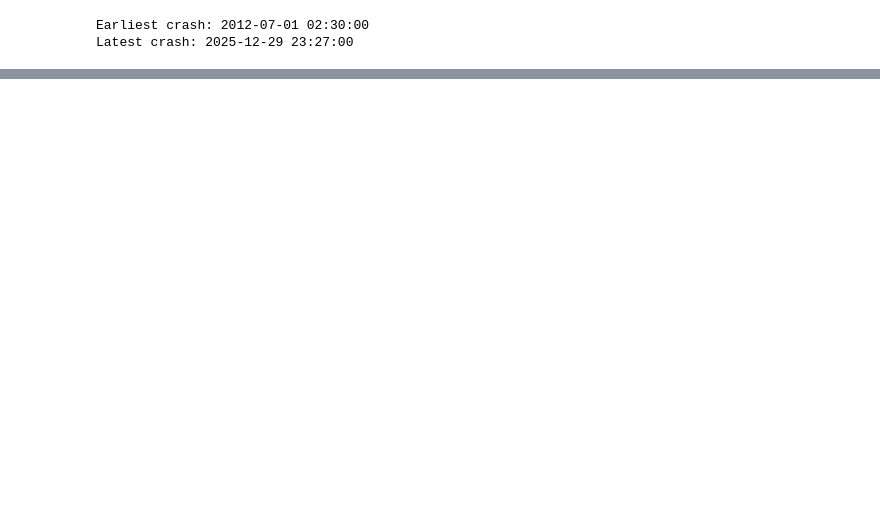
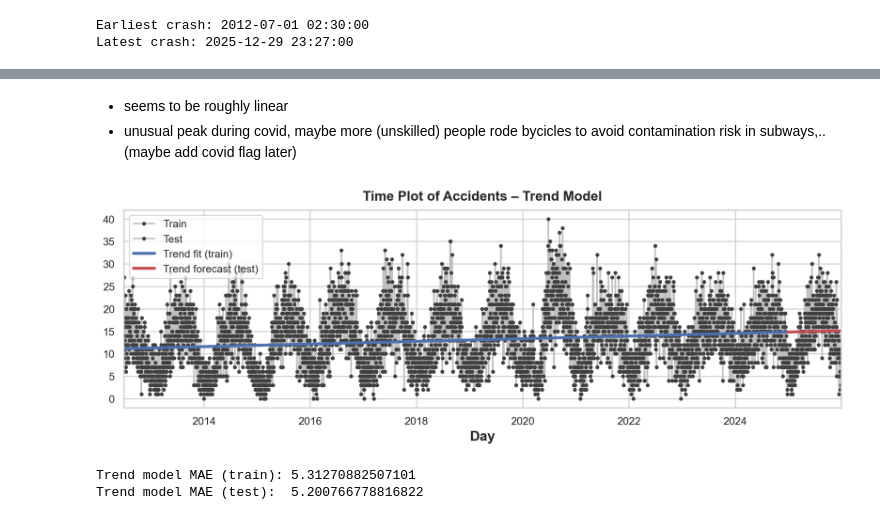
Before and after one commit to Felix-Middeldorf/citibike-nypd-insurance, a Jupyter notebook: notebooks/MV_Collisions.ipynb, the cells around one changed output, grey strips where cells are left out. Drawn from its saved outputs; the diff is of its cells as text; code cells hidden in the pictures; blank space fills up the shorter version.

```diff
--- a/notebooks/MV_Collisions.ipynb
+++ b/notebooks/MV_Collisions.ipynb
@@ -317,0 +101,8 @@ df_collisions.head()
+# %%
+# Only keep collisions where at least one cyclist was injured
+mask_cyclist_injured = df_collisions["NUMBER OF CYCLIST INJURED"] > 0
+df_collisions = df_collisions.loc[mask_cyclist_injured].copy()
+
+print("After filtering to cyclist injuries:")
+print("Shape:", df_collisions.shape)
+display(df_collisions.head())
@@ -632,10 +428,0 @@ y = df_daily['accident_count']
-# %%
-# Create target series and data splits
-y = df_daily.accident_count.copy()
-X_train, X_test, y_train, y_test = train_test_split(X, y, test_size=360, shuffle=False)
-
-# Fit and predict
-model = LinearRegression()  # `fit_intercept=True` since we didn't use DeterministicProcess
-model.fit(X_train, y_train)
-y_pred = pd.Series(model.predict(X_train), index=y_train.index)
-y_fore = pd.Series(model.predict(X_test), index=y_test.index)
@@ -810,0 +563,46 @@ df_daily.head()
+# %% [markdown]
+- seems to be roughly linear
+- unusual peak during covid, maybe more (unskilled) people rode bycicles to avoid contamination risk in subways,..  (maybe add covid flag later)
+# %%
+# --- Trend-only linear regression ---
+X_trend = df_daily[["Time"]]
+y = df_daily["accident_count"]
+
+X_train_trend, X_test_trend, y_train_trend, y_test_trend = time_series_train_test_split(
+    X_trend, y, test_horizon=365
+)
+
+trend_model = LinearRegression()
+trend_model.fit(X_train_trend, y_train_trend)
+
+y_pred_trend_train = pd.Series(
+    trend_model.predict(X_train_trend),
+    index=X_train_trend.index,
+)
+y_pred_trend_test = pd.Series(
+    trend_model.predict(X_test_trend),
+    index=X_test_trend.index,
+)
+
+# Plot train + test with fitted trend
+ax = y_train_trend.plot(**plot_params, label="Train")
+y_test_trend.plot(ax=ax, **plot_params, label="Test")
+y_pred_trend_train.plot(ax=ax, linewidth=3, label="Trend fit (train)")
+y_pred_trend_test.plot(ax=ax, linewidth=3, color="C3", label="Trend forecast (test)")
+ax.set_title("Time Plot of Accidents – Trend Model")
+ax.legend()
+plt.show()
+
+# MAE
+mae_trend_train = mean_absolute_error(y_train_trend, y_pred_trend_train)
+mae_trend_test = mean_absolute_error(y_test_trend, y_pred_trend_test)
+
+print("Trend model MAE (train):", mae_trend_train)
+print("Trend model MAE (test): ", mae_trend_test)
+
+# Store trend predictions for later (full in-sample)
+df_daily["trend_pred"] = trend_model.predict(X_trend)
+# %% [output]
+[figure, added]
+Trend model MAE (train): 5.31270882507101
+Trend model MAE (test):  5.200766778816822
```
Also changed, not shown: parts of 108 cells of this notebook, 1 other file.
